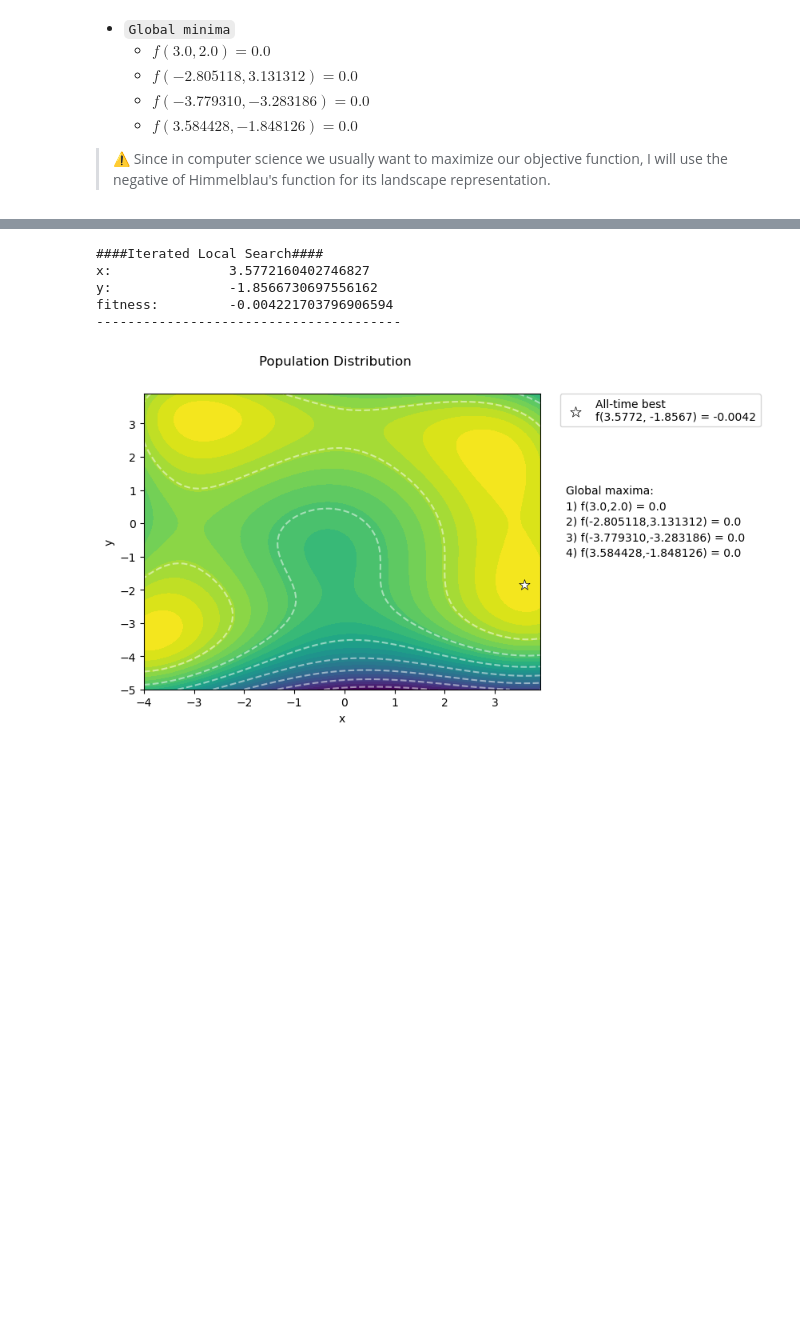
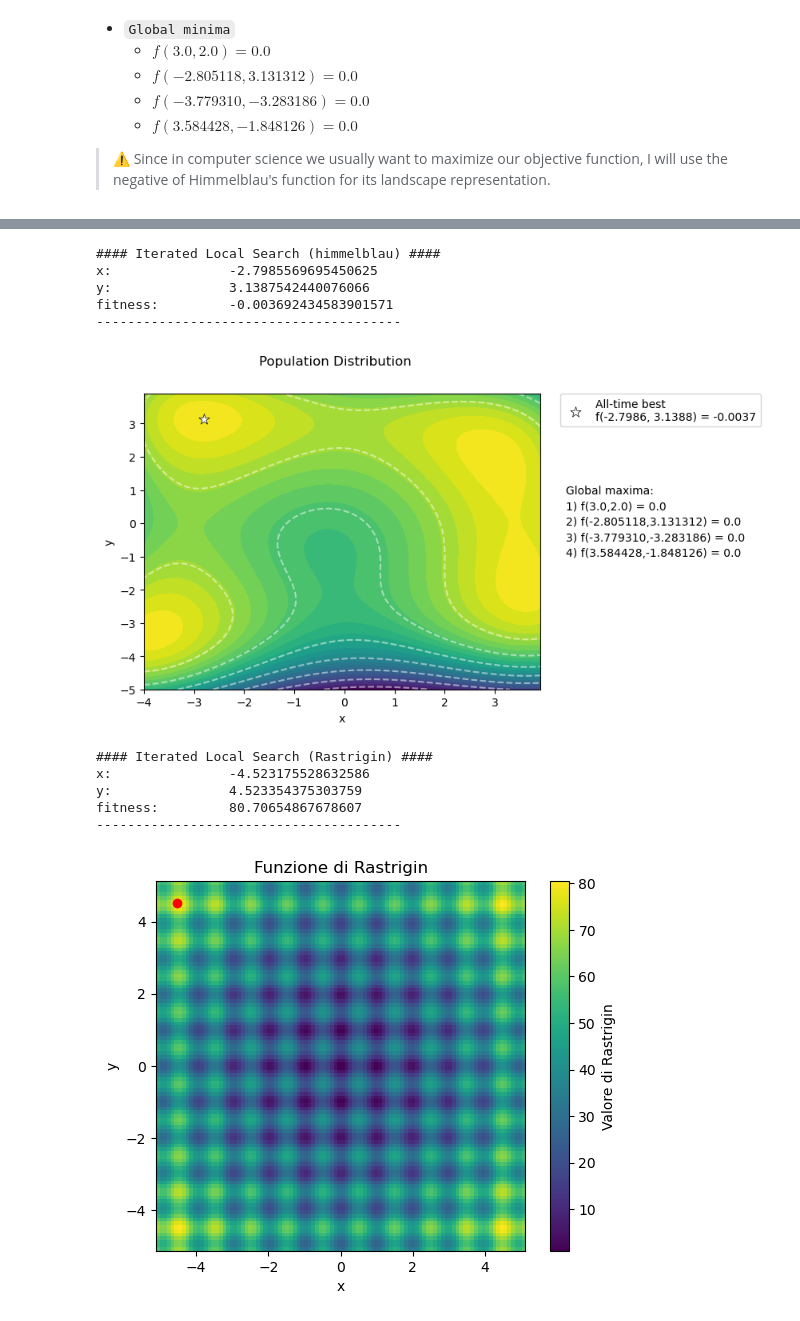
Before and after one commit to NicoloIacobone/Computational_Intelligence, a Jupyter notebook: varie_nico/Single_state.ipynb, the cells around one changed output, grey strips where cells are left out. Cells and saved outputs as stored; diff of their text form; code cells hidden in the pictures; blank space fills up the shorter version.

Commit message:
tested iterated local search on Himmelblau and Rastrigin

```diff
--- a/varie_nico/Single_state.ipynb
+++ b/varie_nico/Single_state.ipynb
@@ -386,0 +401,10 @@ def visualize_population(population=None, parents=None, best_individual=None):
+# %%
+def plot_rastrigin(x_sol, y_sol):
+    plt.figure()
+    plt.imshow(Z, extent=[-5.12, 5.12, -5.12, 5.12], origin='lower', cmap='viridis')
+    plt.colorbar(label='Valore di Rastrigin')
+    plt.plot(x_sol, y_sol, 'ro')  # Plotta la soluzione come un punto rosso
+    plt.title('Funzione di Rastrigin')
+    plt.xlabel('x')
+    plt.ylabel('y')
+    plt.show()
@@ -387,3 +435,23 @@ def visualize_population(population=None, parents=None, best_individual=None):
+# %%
+def tweak_rastrigin(x, y):
+    new_x = x + random.uniform(-0.075, 0.075)
+    new_y = y + random.uniform(-0.1, 0.1)
+
+    # Make sure the new values are in the range [-4, 4]
+    new_x = max(min(new_x, 5.12), -5.12)
+    new_y = max(min(new_y, 5.12), -5.12)
+
+    return new_x, new_y
+
+def home_base_tweak_rastrigin(x, y):
+    new_x = x + random.uniform(-1, 1)
+    new_y = y + random.uniform(-1, 1)
+
+    # Make sure the new values are in the range [-4, 4]
+    new_x = max(min(new_x, 5.12), -5.12)
+    new_y = max(min(new_y, 5.12), -5.12)
+
+    return new_x, new_y
 # %%
 def iterated_local_search(max_iterations):
     actual_x = random.uniform(-4.0, 4.0)
@@ -432,16 +545,31 @@ def iterated_local_search(max_iterations):
 # %%
 x_sol, y_sol, fitness_sol = iterated_local_search(10)
 
-print("####Iterated Local Search####")
+print("#### Iterated Local Search (himmelblau) ####")
 print("x:\t\t", x_sol)
 print("y:\t\t", y_sol)
 print("fitness:\t", fitness_sol)
 print("---------------------------------------\n")
 visualize_population(best_individual=(x_sol, y_sol))
+
+x_sol, y_sol, fitness_sol = iterated_local_search_rastr(1000)
+
+print("#### Iterated Local Search (Rastrigin) ####")
+print("x:\t\t", x_sol)
+print("y:\t\t", y_sol)
+print("fitness:\t", fitness_sol)
+print("---------------------------------------\n")
+plot_rastrigin(x_sol, y_sol)
 # %% [output]
-####Iterated Local Search####
-x:               3.5772160402746827
-y:               -1.8566730697556162
-fitness:         -0.004221703796906594
+#### Iterated Local Search (himmelblau) ####
+x:               -2.7985569695450625
+y:               3.1387542440076066
+fitness:         -0.003692434583901571
 ---------------------------------------
-[figure, old version]
+[figure, new version]
+#### Iterated Local Search (Rastrigin) ####
+x:               -4.523175528632586
+y:               4.523354375303759
+fitness:         80.70654867678607
+---------------------------------------
+[figure, added]
```
Also changed, not shown: parts of 12 cells of this notebook.
